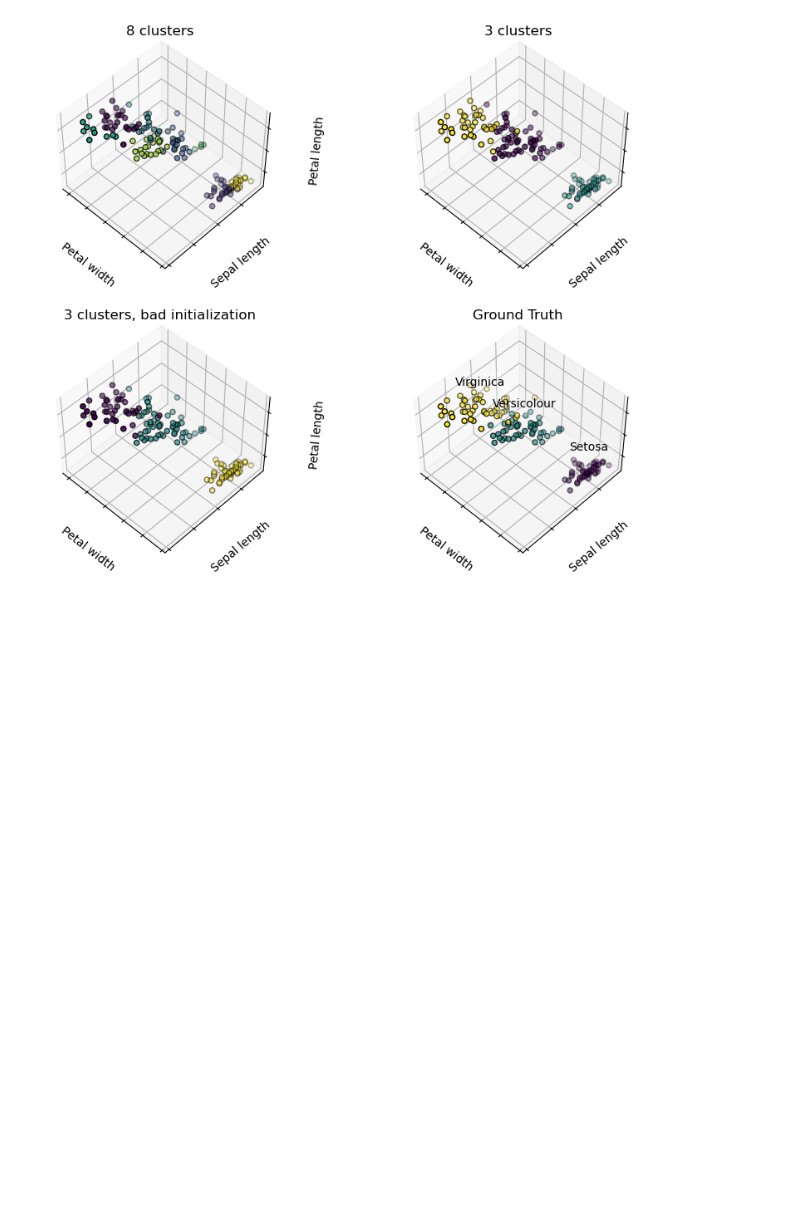
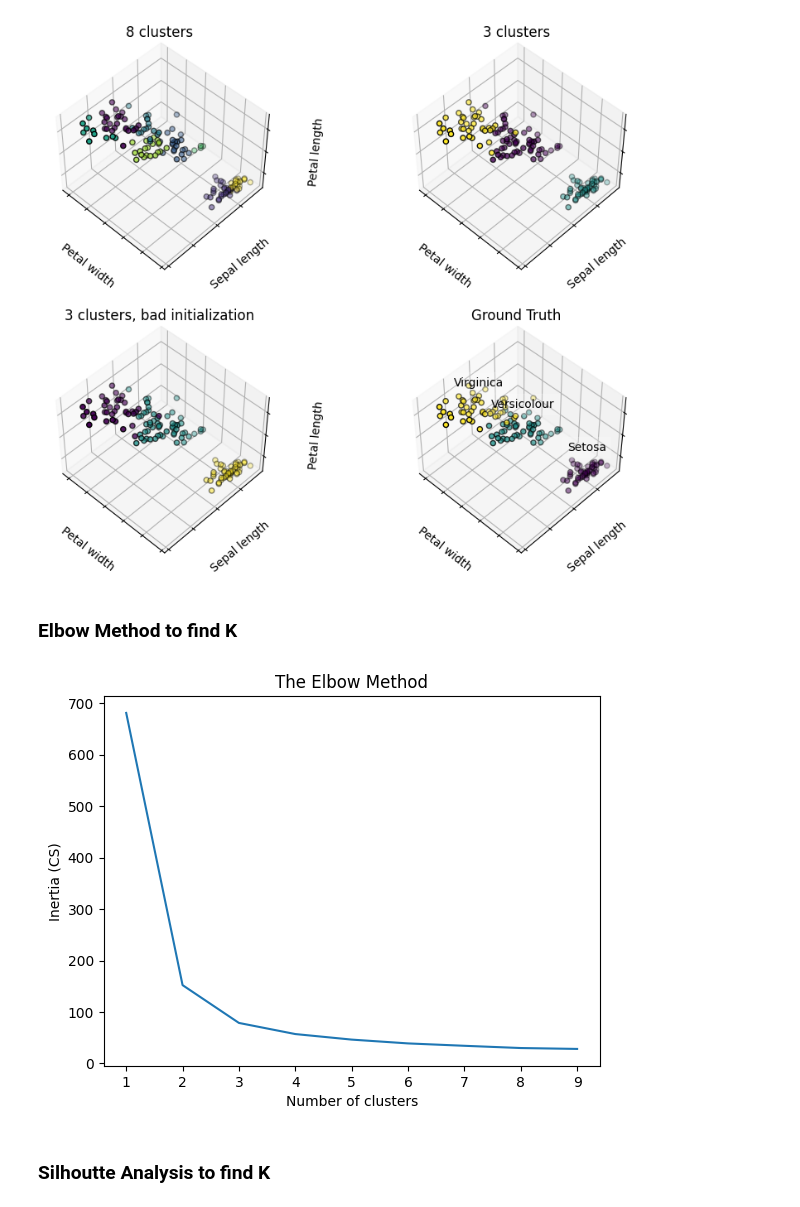
Before and after one commit to Chanhee0430/K-means-Algorithms, a Jupyter notebook: K-means_learning.ipynb, the cells around one changed output. Drawn from its saved outputs; the diff is of its cells as text; code cells hidden in the pictures; blank space fills up the shorter version.

Commit message:
K-means 2nd commit

```diff
--- a/K-means_learning.ipynb
+++ b/K-means_learning.ipynb
@@ -92,3 +92,35 @@ plt.subplots_adjust(wspace=0.25, hspace=0.25)
 plt.show()
 # %% [output]
 [figure]
+# %% [markdown]
+### Elbow Method to find K
+# %%
+from sklearn.cluster import KMeans
+
+# 빈 리스트 생성 (클러스터 개수에 따른 불변량 저장)
+cs = []
+
+# KMeans 객체 생성을 위한 반복문
+for i in range(1, 10):
+  # KMeans 객체 생성
+  # n_init : 초기 중심값 설정을 몇 번 반복할지 설정
+  # init : 초기 중심값 설정 방법(K-means++ / random)
+  # max_iter : 최대 반복 횟수를 지정
+  kmeans = KMeans(n_clusters = i, init = 'k-means++', max_iter = 300, n_init = 10, random_state = 0)
+
+  # KMeans 모델 학습
+  kmeans.fit(X)
+
+  # 불변량 값 추출하여 리스트에 저장
+  cs.append(kmeans.inertia_)
+
+# Elbow method 그래프 생성
+plt.plot(range(1, 10), cs)  # x축: 클러스터 개수, y축: 불변량
+plt.title('The Elbow Method')
+plt.xlabel('Number of clusters')
+plt.ylabel('Inertia (CS)')
+plt.show()
+# %% [output]
+[figure, added]
+# %% [markdown]
+### Silhoutte Analysis to find K
```
Also changed, not shown: parts of 2 cells of this notebook.
